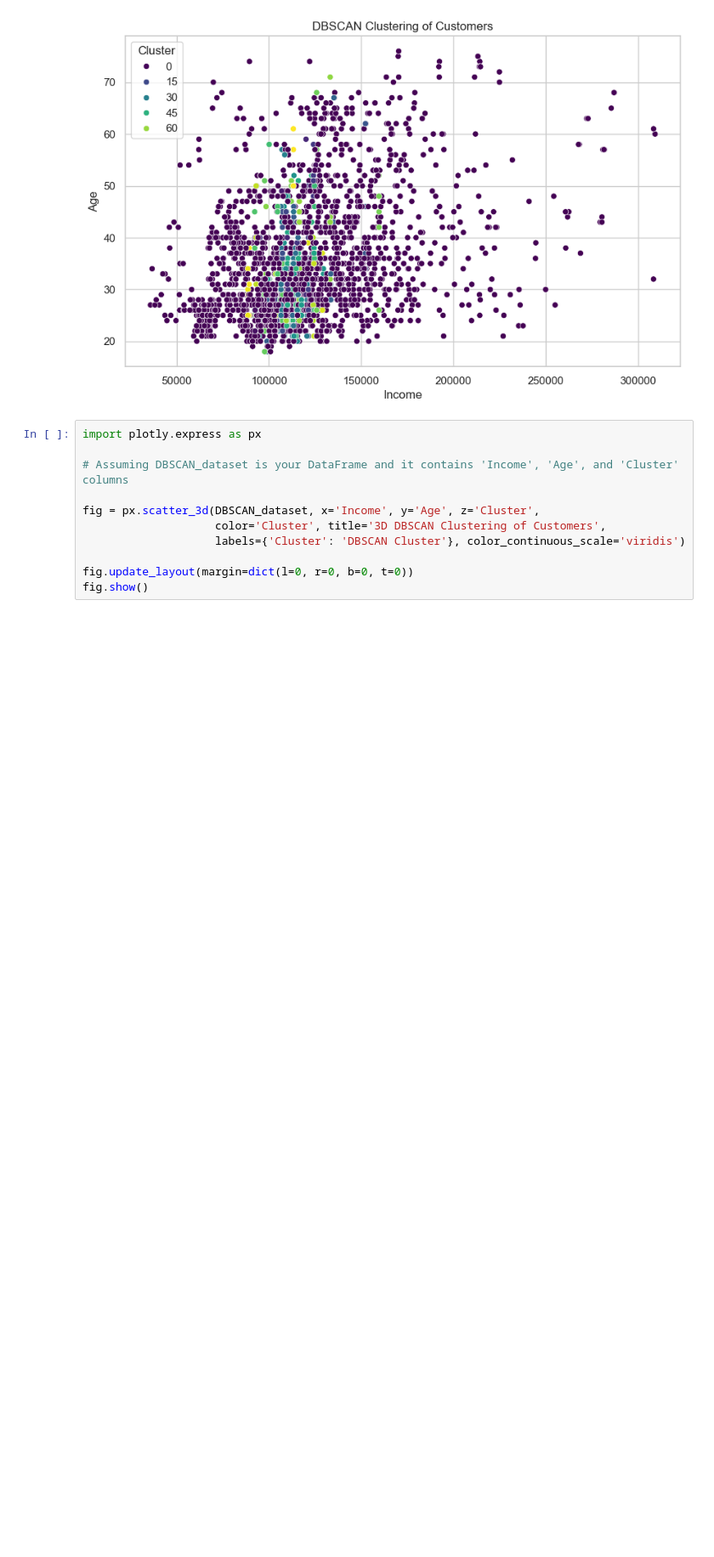
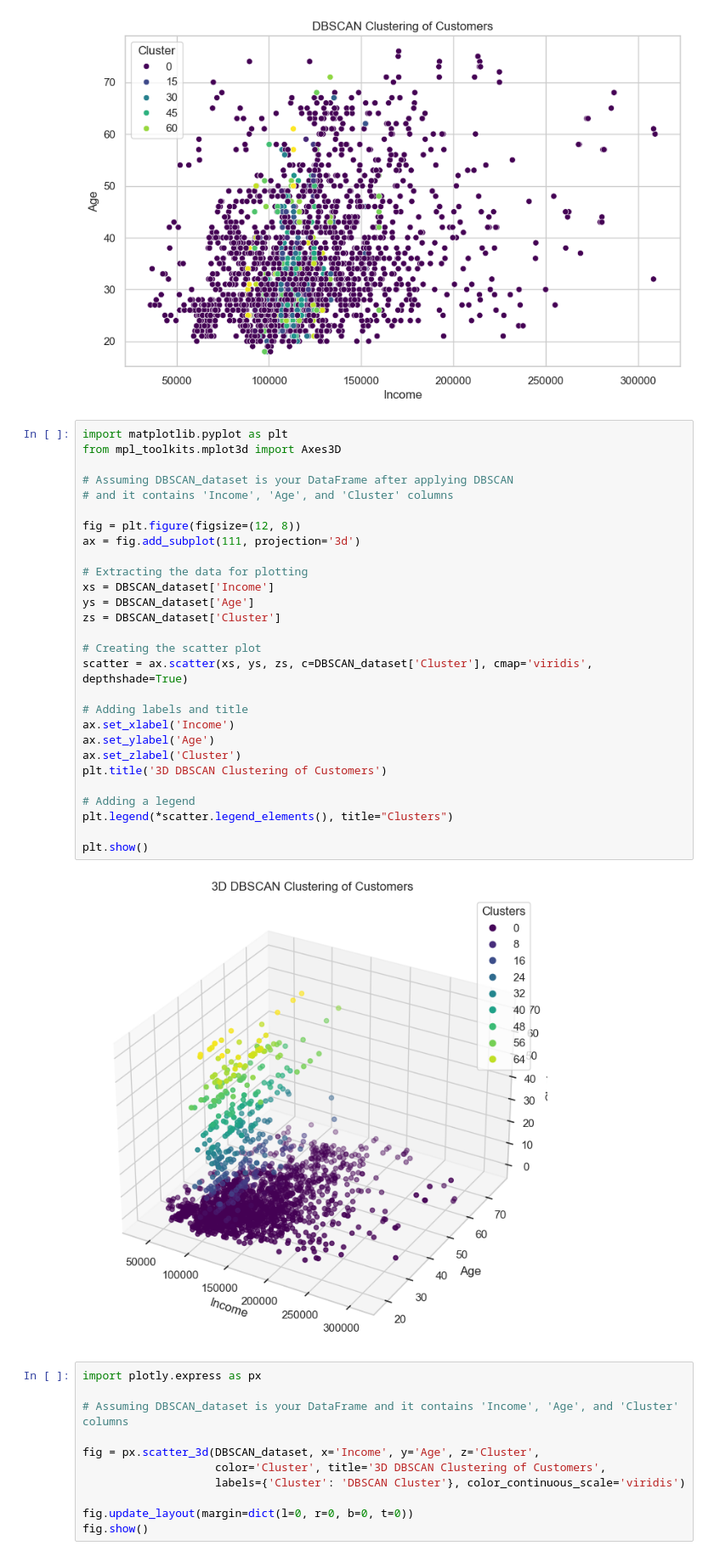
Before and after one commit to vybhav-amps/MLDL, a Jupyter notebook: ML algorithms/Unsupervised/Clustering/DBSCAN/DBSCAN.ipynb, the cells around one changed output. Shown: that part at 85% size. Saved outputs shown, nothing was run; the diff lists cells and outputs as text; blank space fills up the shorter version.

```diff
--- a/ML algorithms/Unsupervised/Clustering/DBSCAN/DBSCAN.ipynb
+++ b/ML algorithms/Unsupervised/Clustering/DBSCAN/DBSCAN.ipynb
@@ -105,6 +105,36 @@ plt.legend(title='Cluster')
 plt.show()
 # %% [output]
 [figure]
+# %%
+import matplotlib.pyplot as plt
+from mpl_toolkits.mplot3d import Axes3D
+
+# Assuming DBSCAN_dataset is your DataFrame after applying DBSCAN
+# and it contains 'Income', 'Age', and 'Cluster' columns
+
+fig = plt.figure(figsize=(12, 8))
+ax = fig.add_subplot(111, projection='3d')
+
+# Extracting the data for plotting
+xs = DBSCAN_dataset['Income']
+ys = DBSCAN_dataset['Age']
+zs = DBSCAN_dataset['Cluster']
+
+# Creating the scatter plot
+scatter = ax.scatter(xs, ys, zs, c=DBSCAN_dataset['Cluster'], cmap='viridis', depthshade=True)
+
+# Adding labels and title
+ax.set_xlabel('Income')
+ax.set_ylabel('Age')
+ax.set_zlabel('Cluster')
+plt.title('3D DBSCAN Clustering of Customers')
+
+# Adding a legend
+plt.legend(*scatter.legend_elements(), title="Clusters")
+
+plt.show()
+# %% [output]
+[figure, added]
 # %%
 import plotly.express as px
 
```
Also changed, not shown: parts of 2 cells of this notebook, 2 other files.
